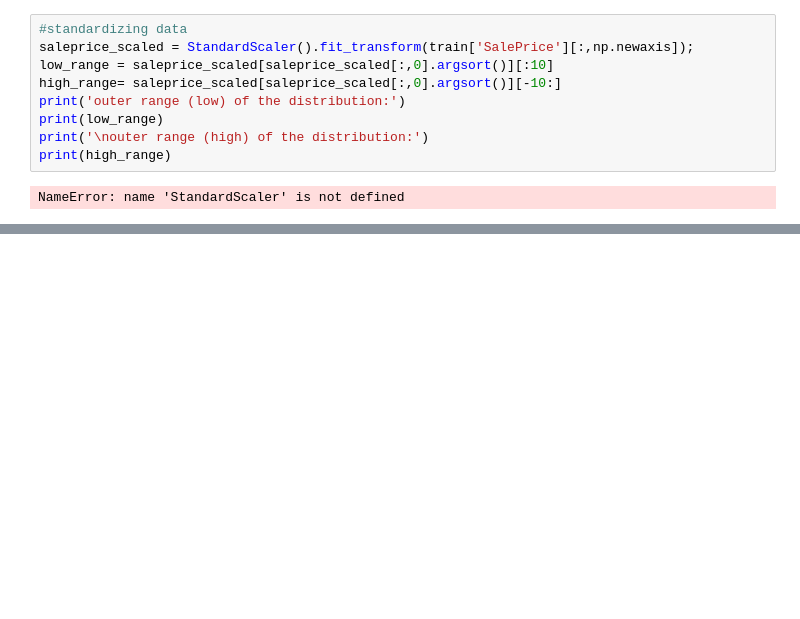
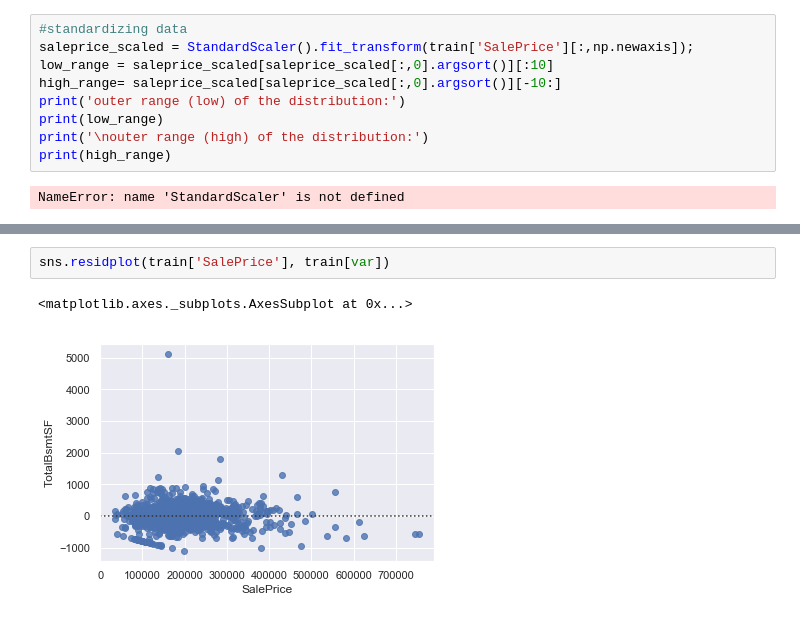
Before and after one commit to rashed091/NeuralNetwork, a Jupyter notebook: experiments/Ex01/Ex01 - Linear Model.ipynb, the cells around one changed output, grey strips where cells are left out. Saved outputs shown, nothing was run; the diff lists cells and outputs as text; blank space fills up the shorter version.

```diff
--- a/experiments/Ex01/Ex01 - Linear Model.ipynb
+++ b/experiments/Ex01/Ex01 - Linear Model.ipynb
@@ -237,0 +272,5 @@ NameError: name 'StandardScaler' is not defined
+# %%
+sns.residplot(train['SalePrice'], train[var])
+# %% [output]
+<matplotlib.axes._subplots.AxesSubplot at 0x...>
+[figure, added]
```
Also changed, not shown: parts of 24 cells of this notebook.
